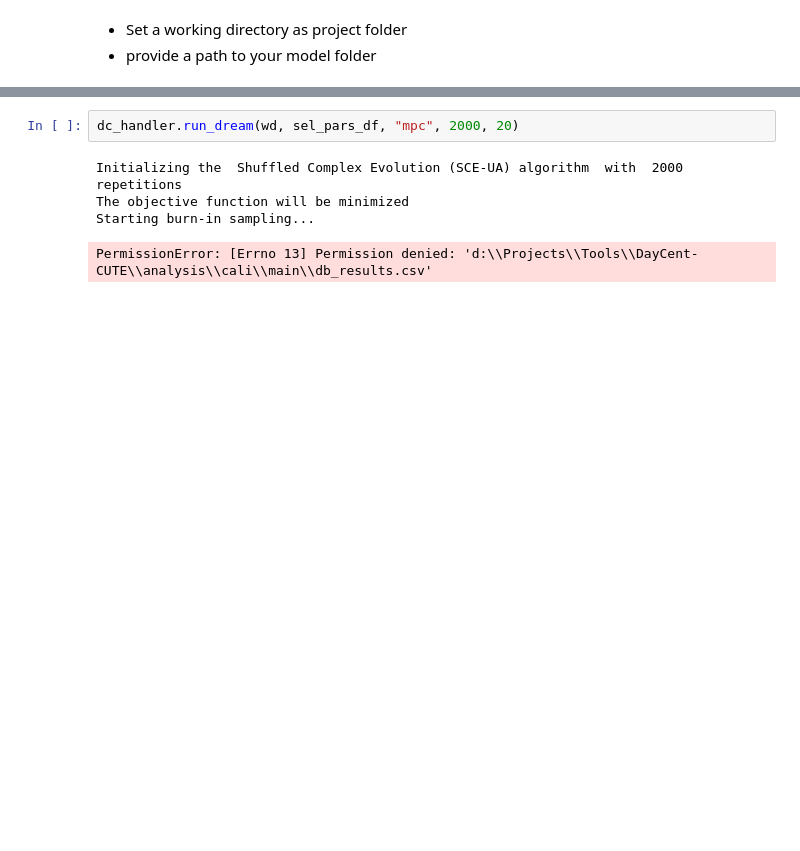
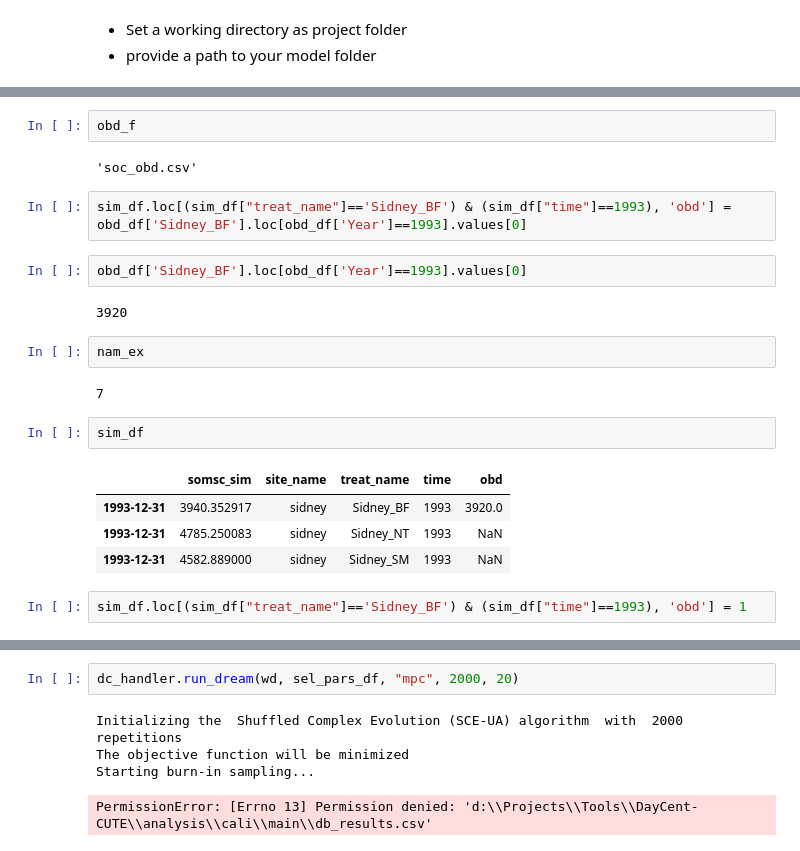
Before and after one commit to spark-brc/daycentpy, a Jupyter notebook: notebooks/parallel_processing_mt.ipynb, the cells around one changed output, grey strips where cells are left out. Drawn from its saved outputs; the diff is of its cells as text; blank space fills up the shorter version.

```diff
--- a/notebooks/parallel_processing_mt.ipynb
+++ b/notebooks/parallel_processing_mt.ipynb
@@ -111,0 +193,23 @@ d:\Projects\Tools\DayCent-CUTE\analysis\cali\main
+# %%
+obd_f
+# %% [output]
+'soc_obd.csv'
+# %%
+sim_df.loc[(sim_df["treat_name"]=='Sidney_BF') & (sim_df["time"]==1993), 'obd'] = obd_df['Sidney_BF'].loc[obd_df['Year']==1993].values[0]
+# %%
+obd_df['Sidney_BF'].loc[obd_df['Year']==1993].values[0]
+# %% [output]
+3920
+# %%
+nam_ex
+# %% [output]
+7
+# %%
+sim_df
+# %% [output]
+|  | somsc_sim | site_name | treat_name | time | obd |
+| 1993-12-31 | 3940.352917 | sidney | Sidney_BF | 1993 | 3920.0 |
+| 1993-12-31 | 4785.250083 | sidney | Sidney_NT | 1993 | NaN |
+| 1993-12-31 | 4582.889000 | sidney | Sidney_SM | 1993 | NaN |
+# %%
+sim_df.loc[(sim_df["treat_name"]=='Sidney_BF') & (sim_df["time"]==1993), 'obd'] = 1
```
Also changed, not shown: parts of 30 cells of this notebook, 9 other files.
